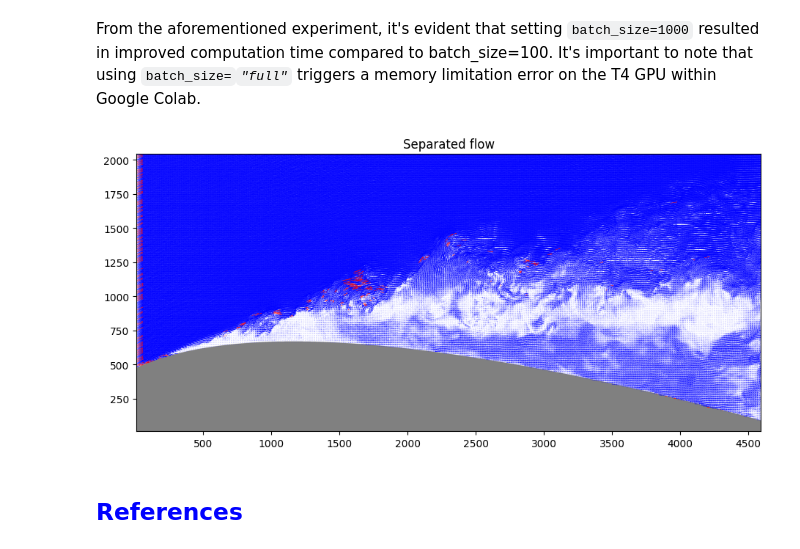
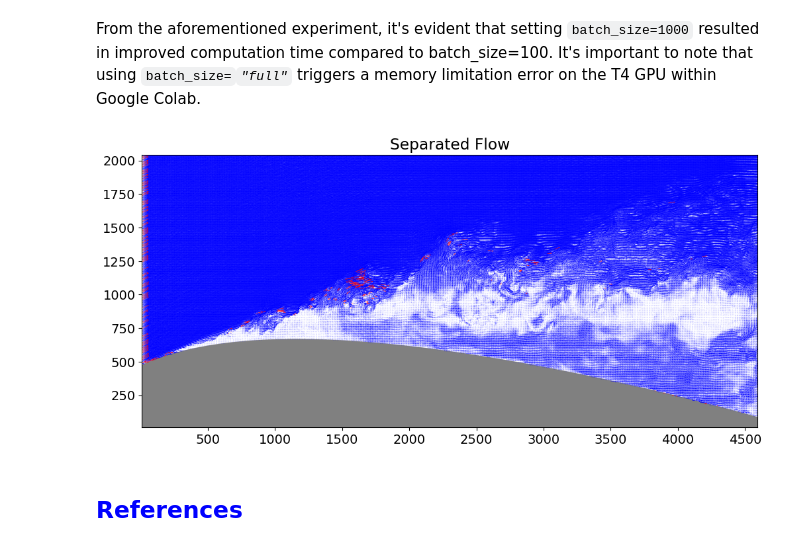
Before and after one commit to ali-sh-96/openpiv-python-gpu, a Jupyter notebook: openpiv_gpu/tutorials/openpiv_python_gpu_batching_tutorial.ipynb, the cells around one changed output. Saved outputs shown, nothing was run; the diff lists cells and outputs as text; code cells hidden in the pictures.

```diff
--- a/openpiv_gpu/tutorials/openpiv_python_gpu_batching_tutorial.ipynb
+++ b/openpiv_gpu/tutorials/openpiv_python_gpu_batching_tutorial.ipynb
@@ -188,31 +191,42 @@ Computation time for 1 image pair was 3.298 s.
 From the aforementioned experiment, it's evident that setting `batch_size=1000` resulted in improved computation time compared to batch_size=100. It's important to note that using `batch_size=`_`"full"`_ triggers a memory limitation error on the T4 GPU within Google Colab.
 # %%
 #@title Plot the results
-# Create a figure.
-fig, ax = plt.subplots(figsize=(11, 11))
-ax.set_aspect(1)
-vector_width = 0.0005
-vector_scale = 1000
+#@markdown Specify the vector scale and width.
+vector_width = 0.0005 #@param {type:"slider", min:0, max:0.002, step:0.0001}
+vector_scale = 1000 #@param {type:"slider", min:10, max:1000, step:10}
+skip = 1 #@param {type:"slider", min:1, max:5, step:1}
 
-# Modify tick labels and ticks.
-tick_step = 250
-ax.set_xticks(range(0, int(x[0, -1]), 2 * tick_step))
-ax.set_yticks(range(0, int(y[0, -1]), tick_step))
+def plot_quiver(x, y, u, v, loc, mask, vector_width=0, vector_scale=1, skip=1):
+    # Initialize the vector plot.
+    plt.rcParams['font.size'] = 14
+    fig, ax = plt.subplots(figsize=(12, 12))
+    ax.set_aspect(1)
 
-# Adjust the axis limits to the minimum and maximum range.
-ax.set_xlim(x.min(), x.max())
-ax.set_ylim(y.min(), y.max())
+    # Modify tick labels and ticks.
+    ticks_step = 250
+    ax.set_xticks(np.arange(0, x[0, -1], 2*ticks_step))
+    ax.set_yticks(np.arange(0, y[0, -1], ticks_step))
+    ax.set_xlim(np.min(x), np.max(x))
+    ax.set_ylim(np.min(y), np.max(y))
 
-# Show the quiver plot.
-ax.quiver(x[_loc], y[_loc], u[_loc], v[_loc], color="b", width=vector_width, scale=vector_scale)
-ax.quiver(x[loc], y[loc], u[loc], v[loc], color="r", width=vector_width, scale=vector_scale)
-ax.set_title(f"Separated flow")
+    _loc = ~loc[::skip, ::skip]
+    loc = loc[::skip, ::skip]
+    x, y, u, v = x[::skip, ::skip], y[::skip, ::skip], u[::skip, ::skip], v[::skip, ::skip]
+    ax.quiver(x[_loc], y[_loc], u[_loc], v[_loc], color="b", width=vector_width, scale=vector_scale)
+    ax.quiver(x[loc], y[loc], u[loc], v[loc], color="r", width=vector_width, scale=vector_scale)
+    ax.set_title(f"Separated Flow")
 
-# Show the mask on the plot.
-ax.imshow(~mask, cmap='gray', alpha=0.5, extent=[x.min(), x.max(), y.min(), y.max()])
-plt.show()
+    # Show the true areas of the mask in gray color.
+    if mask is not None:
+        ax.imshow(~mask, cmap='gray', alpha=0.5, extent=[np.min(x), np.max(x), np.min(y), np.max(y)])
+    plt.show()
+
+plot_quiver(x, y, u, v, loc, mask=mask,
+            vector_width=vector_width,
+            vector_scale=vector_scale,
+            skip=skip)
 # %% [output]
-[figure, old version]
+[figure, new version]
 # %% [markdown]
 ## <span style="color:blue;">References</span>
 # %% [markdown]
```
Also changed, not shown: parts of 4 cells of this notebook, 1 other file.
